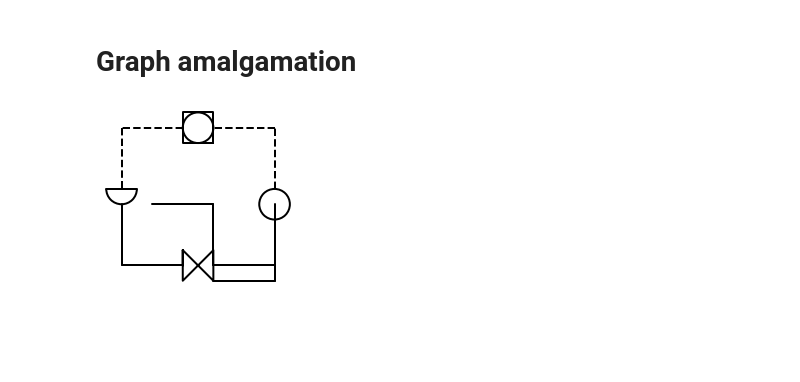
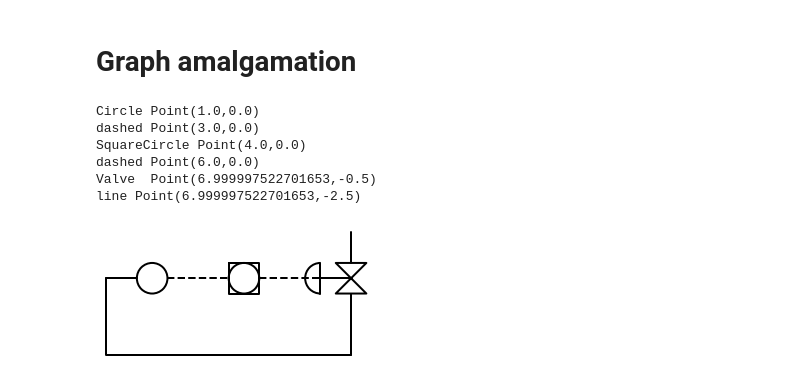
Before and after one commit to 1605105664/PIDRecognizer, a Jupyter notebook: Project.ipynb, the cells around one changed output. Drawn from its saved outputs; the diff is of its cells as text; code cells hidden in the pictures; blank space fills up the shorter version.

```diff
--- a/Project.ipynb
+++ b/Project.ipynb
@@ -438,0 +419,8 @@ symbols
+# %%
+#Merge Valve components
+for i in symbols:
+    temp=[x.symtype for x in i.neighbors]
+    if i.symtype == 'Semi (' or 'Valve ' in temp and 'Semi (' in temp:
+        i.merge()
+symbols= [i for i in symbols if len(i.neighbors)>0]
+symbols
@@ -495,44 +496,59 @@ backup=symbols
 def drawSeg(sym):
     global theta
     if sym.symtype == 'line':
-        theta += 90
-        return [Line(), Line(theta=theta)]
+        # theta += 90
+        return [Line(theta=theta)]
         # return Wire('-|', theta=theta)
-        # return Line()
+        # return [Line()]
     if sym.symtype == 'dashed':
-        theta += 90
-        return [Line(ls='--'), Line(ls='--', theta=theta)]
+        # theta += 90
+        return [Line(ls='--', theta=theta)]
         # return Wire('-|', ls='--', theta=theta)
-        # return Line(ls='--')
+        # return [Line(ls='--')]
     if sym.symtype == 'Circle':
         return [Circle(extend=False)]
     if sym.symtype == 'Valve ':
-        return [Valve(extend=False)]
+        theta=-90
+        return [Valve1(extend=False).reverse()]
     if sym.symtype == 'Semi (':
         return [Semi(extend=False)]
     # if sym.symtype == 'SquareCircle':
     return [Control(extend=False)]
 # %%
 def dfs(d, sym, endpoint):
+    global btrack
     seg=drawSeg(sym)
+    end=[endpoint]
     for i in seg:
-        d+=i.at(endpoint)
+        d+=(temp:= i.at(end[0]))
         endpoint=i.end
-    end=i.end
-    # print(sym.symtype, end)
-    ct=0
+        btrack=i.end
+        if sym.symtype=='Valve ':
+            btrack= i.start
+    print(sym.symtype, endpoint)
+    ret=endpoint
     while len(sym.neighbors) > 0:
         neighbor=sym.neighbors.pop()
         sym.dissoc(neighbor)
         # print(sym.symtype, end, sym.neighbors)
-        dfs(d, neighbor, end)
-        ct+=1
+        ret=dfs(d, neighbor, endpoint)
+    return ret
 # %%
 symbols = copy.deepcopy(backup)
 theta = 0
 with schemdraw.Drawing() as d:
     d.config(unit=2.0)
     endpoint = (0, 0)
-    dfs(d, symbols[1], endpoint)
+    while len(symbols[0].neighbors)>0:
+        symbols[0].dissoc(symbols[0].neighbors.pop())
+    endpoint= dfs(d, symbols[1], endpoint)
+    d+=Wire('-|').at(btrack).to((-1,0))
+    d+=Line().to((0,0))
 # %% [output]
+Circle Point(1.0,0.0)
+dashed Point(3.0,0.0)
+SquareCircle Point(4.0,0.0)
+dashed Point(6.0,0.0)
+Valve  Point(6.999997522701653,-0.5)
+line Point(6.999997522701653,-2.5)
-[figure, old version]
+[figure, new version]
```
Also changed, not shown: parts of 8 cells of this notebook, 1 other file.
